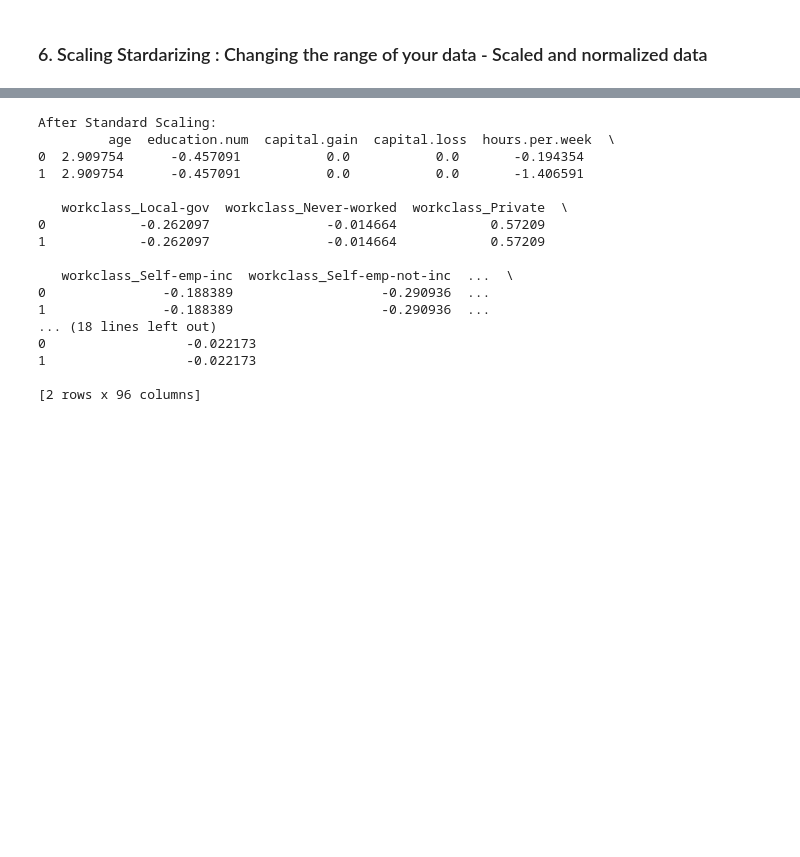
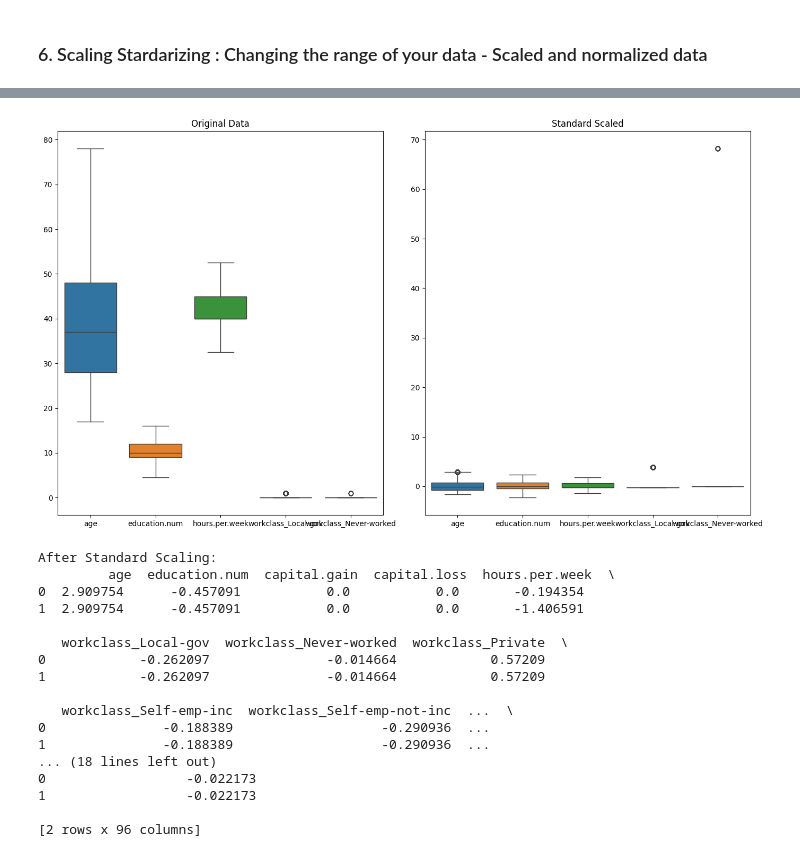
Before and after one commit to w217423151/Midterm-ITAI-1371-Group-4, a Jupyter notebook: Midterm_Group4.ipynb, the cells around one changed output, grey strips where cells are left out. Drawn from its saved outputs; the diff is of its cells as text; code cells hidden in the pictures; blank space fills up the shorter version.

```diff
--- a/Midterm_Group4.ipynb
+++ b/Midterm_Group4.ipynb
@@ -405,3 +417,25 @@ X_scaled_standard = pd.DataFrame(
+# %%
+import matplotlib.pyplot as plt
+import seaborn as sns
+
+# Example: choose a few numeric columns to visualize
+cols_to_plot = ['age', 'education.num', 'hours.per.week', 'workclass_Local-gov', 'workclass_Never-worked']
+
+# Create 2 plots side by side
+fig, axes = plt.subplots(1, 2, figsize=(14, 8))
+
+# Original data
+sns.boxplot(data=X_encoded[cols_to_plot], ax=axes[0])
+axes[0].set_title("Original Data")
+
+# Standard Scaled data
+sns.boxplot(data=X_scaled_standard[cols_to_plot], ax=axes[1])
+axes[1].set_title("Standard Scaled")
+
+plt.tight_layout()
+plt.show()
+# %% [output]
+[figure, added]
 # %%
 print("After Standard Scaling:\n", X_scaled_standard.head(2))
 # %% [output]
```
Also changed, not shown: parts of 1 cell of this notebook.
